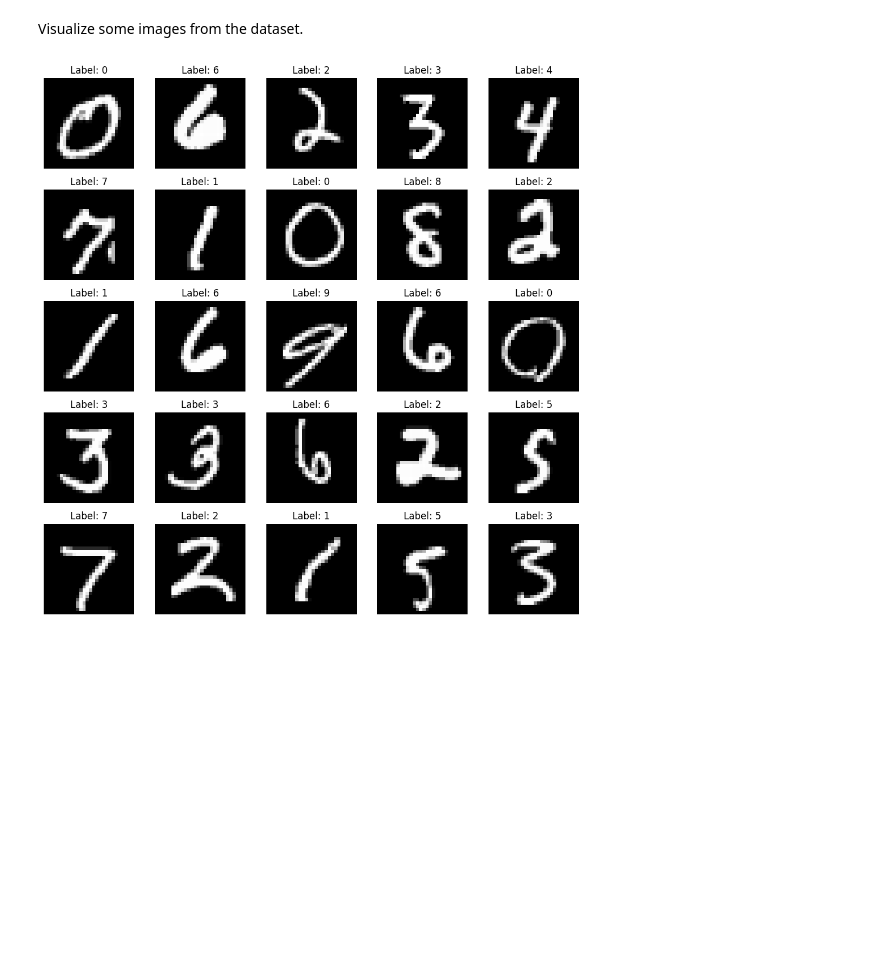
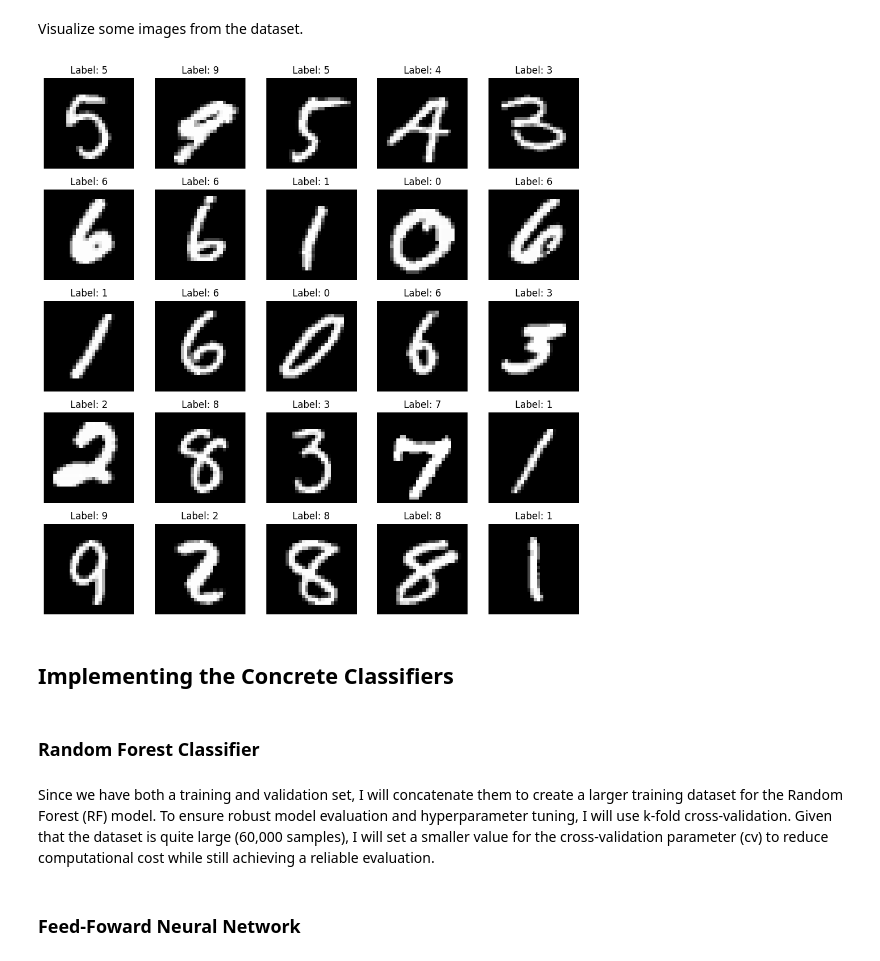
Before and after one commit to davydantoniuk/winstars-data-science, a Jupyter notebook: image-classification/mnist_classification.ipynb, the cells around one changed output. Drawn from its saved outputs; the diff is of its cells as text; code cells hidden in the pictures; blank space fills up the shorter version.

Commit message:
Implement the conrete Classifiers, demonstrate the MnistClassifier using and write conclusion

```diff
--- a/image-classification/mnist_classification.ipynb
+++ b/image-classification/mnist_classification.ipynb
@@ -125,6 +118,12 @@ def visualize_mnist(dataset, num_images=25, nrows=5, ncols=5,
     plt.show()
 # %%
 os.environ['KMP_DUPLICATE_LIB_OK'] = 'True'  # Workaround for OpenMP conflict
-visualize_mnist(test_dataset, mean=0.1307, std=0.3081, shuffle=True)
+visualize_mnist(train_dataset, mean=0.1307, std=0.3081, shuffle=True)
 # %% [output]
-[figure, old version]
+[figure, new version]
+# %% [markdown]
+## Implementing the Concrete Classifiers
+# %% [markdown]
+### Random Forest Classifier
+# %% [markdown]
+Since we have both a training and validation set, I will concatenate them to create a larger training dataset for the Random Forest (RF) model. To ensure robust model evaluation and hyperparameter tuning, I will use k-fold cross-validation. Given that the dataset is quite large (60,000 samples), I will set a smaller value for the cross-validation parameter (cv) to reduce computational cost while still achieving a reliable evaluation.
@@ -130,0 +168,2 @@ visualize_mnist(test_dataset, mean=0.1307, std=0.3081, shuffle=True)
+# %% [markdown]
+### Feed-Foward Neural Network
```
Also changed, not shown: parts of 20 cells of this notebook.
